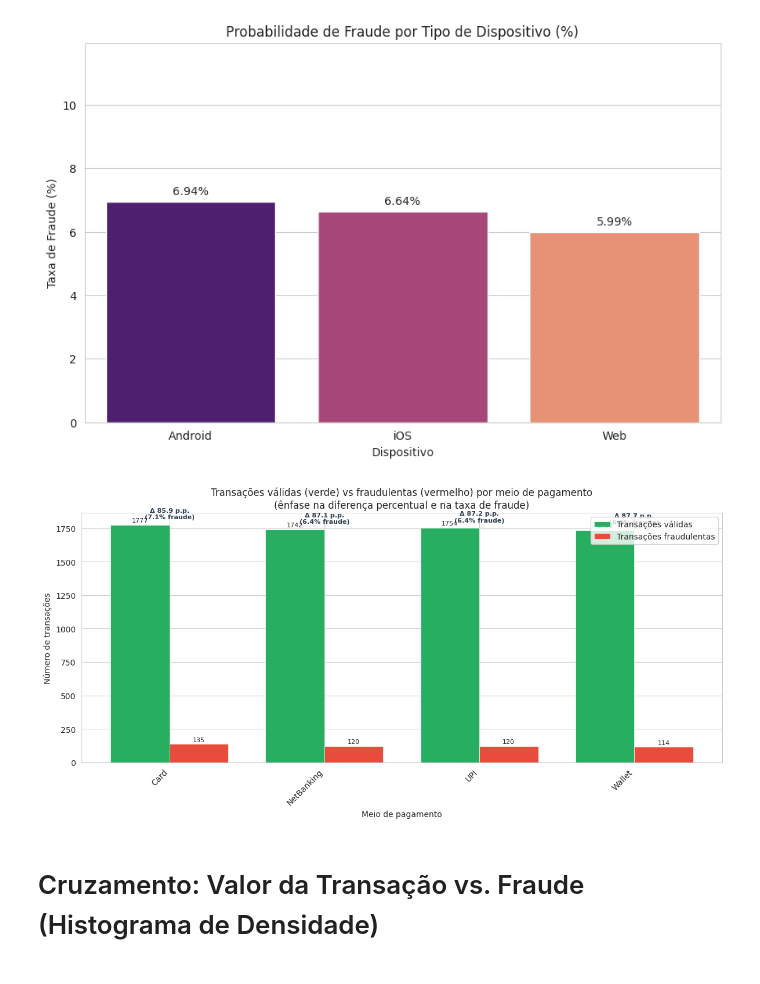
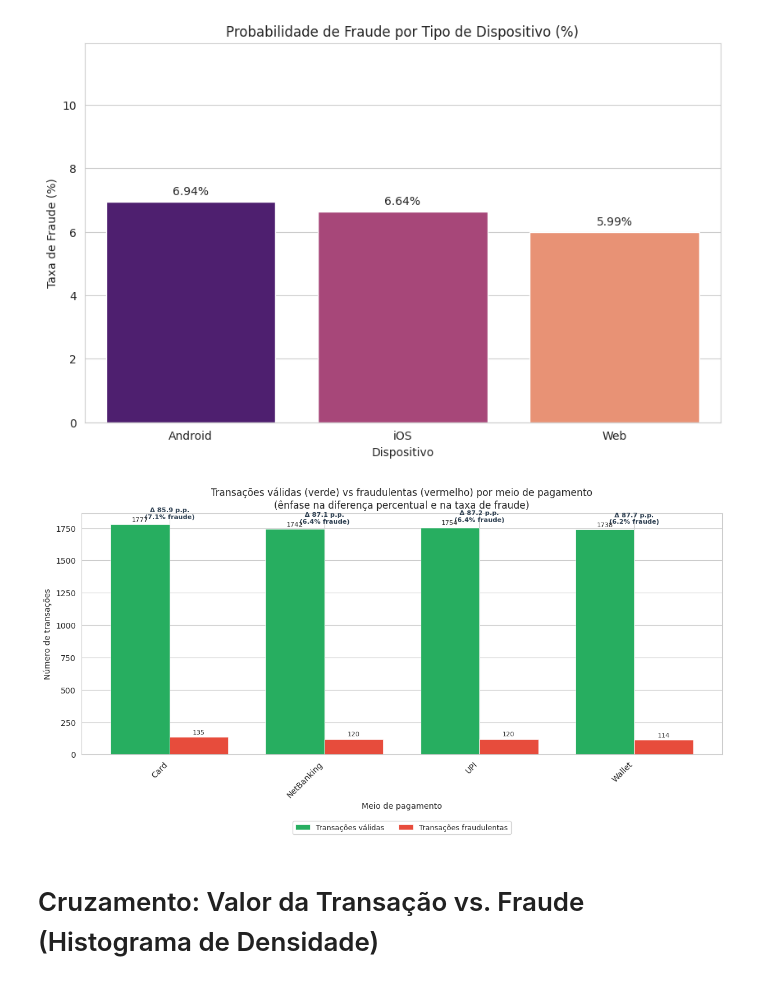
Before and after one commit to ICEI-PUC-Minas-PMV-SI/pmv-si-2026-1-pe7-t1-g1-pay_shield_analytics, a Jupyter notebook: src/code/paymment_fraud_notebook.ipynb, the cells around one changed output. Saved outputs shown, nothing was run; the diff lists cells and outputs as text; code cells hidden in the pictures.

Commit message:
ajuste imagem de divisao porcentual

```diff
--- a/src/code/paymment_fraud_notebook.ipynb
+++ b/src/code/paymment_fraud_notebook.ipynb
@@ -725,7 +725,7 @@ agg["diff_pct"] = agg["pct_validas"] - agg["pct_fraude"]
 # Ordena pela taxa de fraude (maior contraste entre meios)
 order = agg.sort_values("pct_fraude", ascending=False).index.tolist()
 
-fig, ax = plt.subplots(figsize=(12, 6))
+fig, ax = plt.subplots(figsize=(12, 6.8))
 x = np.arange(len(order))
 w = 0.38
 c_valid = "#27ae60"
@@ -751,35 +751,42 @@ bars_f = ax.bar(
 )
 
 for i, pm in enumerate(order):
     row = agg.loc[pm]
     h = max(row["validas"], row["fraudulentas"])
     ax.annotate(
         f"Δ {row['diff_pct']:.1f} p.p.\n({row['pct_fraude']:.1f}% fraude)",
         xy=(i, h),
         xytext=(0, 6),
         textcoords="offset points",
         ha="center",
         va="bottom",
         fontsize=8,
         fontweight="bold",
         color="#2c3e50",
     )
 
 ax.set_xticks(x)
 ax.set_xticklabels(order, rotation=45, ha="right")
 ax.set_title(
     "Transações válidas (verde) vs fraudulentas (vermelho) por meio de pagamento\n"
     "(ênfase na diferença percentual e na taxa de fraude)"
 )
 ax.set_xlabel("Meio de pagamento")
 ax.set_ylabel("Número de transações")
-ax.legend(loc="upper right")
+ax.legend(
+    loc="upper center",
+    bbox_to_anchor=(0.5, -0.26),
+    ncol=2,
+    frameon=True,
+    fontsize=9,
+)
 ax.bar_label(bars_v, padding=2, fontsize=8)
 ax.bar_label(bars_f, padding=2, fontsize=8)
 plt.tight_layout()
+plt.subplots_adjust(bottom=0.30)
 plt.show()
 # %% [output]
-[figure, old version]
+[figure, new version]
 # %%
 plt.figure(figsize=(10, 6))
 ax = sns.countplot(x="payment_mode", hue="fraud_label", data=df,
```
Also changed, not shown: 1 other file.
